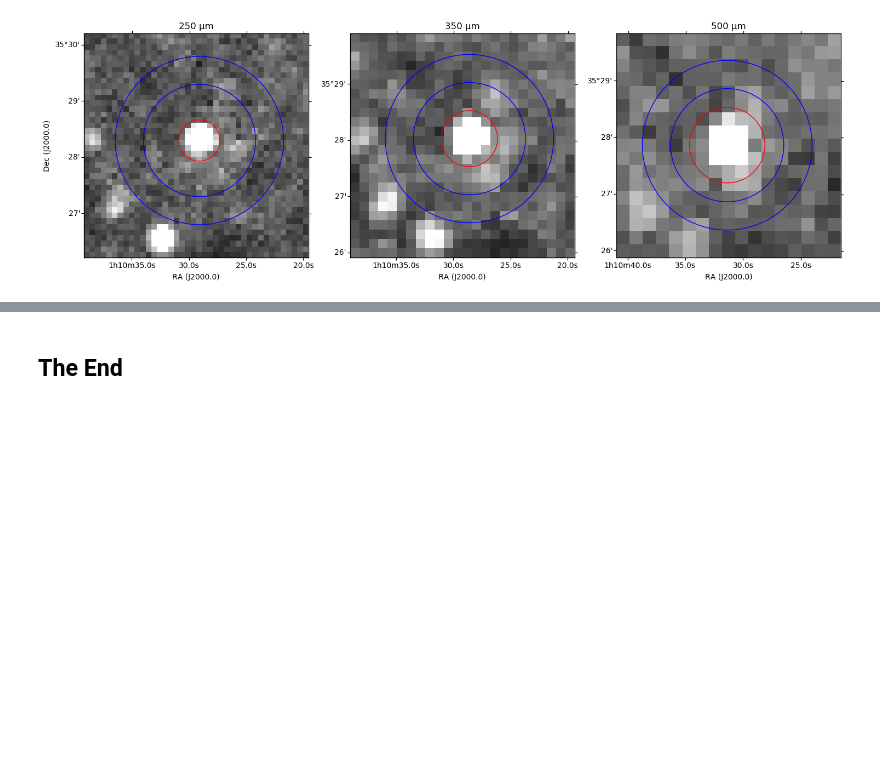
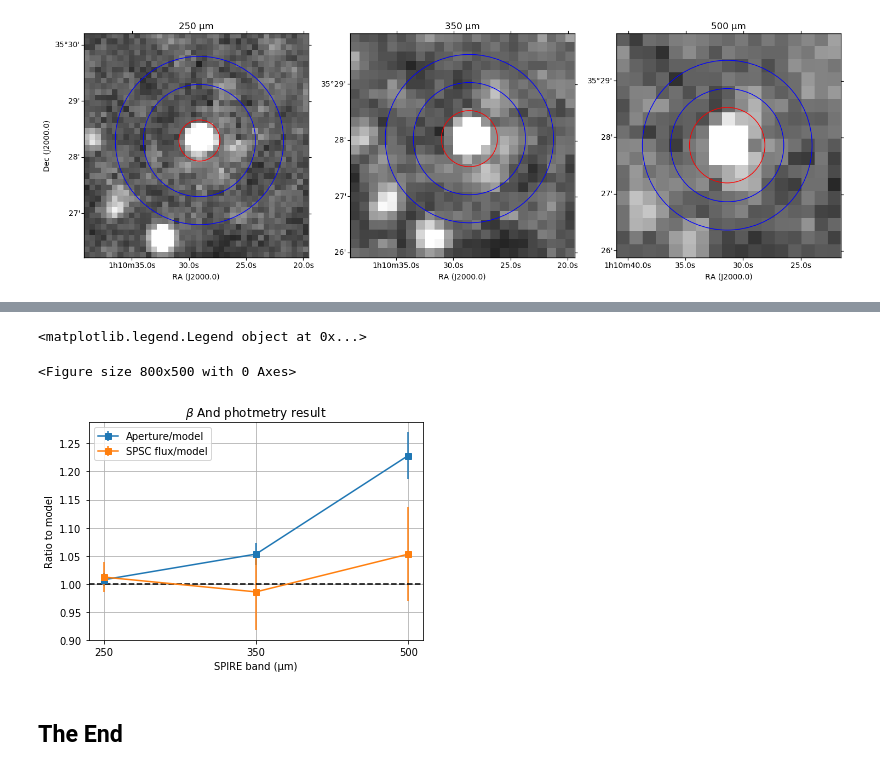
Before and after one commit to ivvv/herspy, a Jupyter notebook: notebooks/SPIRE aperture photometry of point sourcesNEW.ipynb, the cells around one changed output, grey strips where cells are left out. Drawn from its saved outputs; the diff is of its cells as text; code cells hidden in the pictures; blank space fills up the shorter version.

```diff
--- a/notebooks/SPIRE aperture photometry of point sourcesNEW.ipynb
+++ b/notebooks/SPIRE aperture photometry of point sourcesNEW.ipynb
@@ -156,6 +156,7 @@ MJy/sr
 # %%
 #
 # Using the SPIRE Handbook we copy the necessary parameters
+# NOTE: we also apply the same scaling for the error image!
 #
 KPtoE = {'250': 90.646, '350': 51.181, '500': 23.580}
 # the beam solid angle in arcsec^2
@@ -165,6 +166,8 @@ for band in spire_bands:
     pixscale = wcs.wcs.cdelt[1]*3600.0
     hdu[band]['image'].data = pixscale**2*hdu[band]['image'].data/KPtoE[band]/omega_pipe[band]
     hdu[band]['image'].header['BUNIT'] = 'Jy/pixel'
+    hdu[band]['error'].data = pixscale**2*hdu[band]['error'].data/KPtoE[band]/omega_pipe[band]
+    hdu[band]['error'].header['BUNIT'] = 'Jy/pixel'
 # %% [markdown]
 Now the maps are in `Jy/pixel`. Let's define the coordinates of the target $\beta$ Andromeda:
 # %%
@@ -296,0 +321,16 @@ plt.tight_layout(pad=3)
+# %%
+#
+# will extract the flux, its error and signal-to-noise ratio
+#
+# note the flux density is for a source with power-law SED with index $\alpha$ = -1.
+#
+# The SPSC is based on the timeline fitter, so it only needs the colour correction, see the Handbook, flowchart 5.21.
+#
+spsc_f = {}
+spsc_f_err = {}
+print ("band, Flux (mJy), Flux_err (mJy), SNR")
+for band in ['250','350','500']:
+    output = ESASky.query_object_catalogs('beta And',f'Herschel-SPSC-{band}')
+    spsc_f[band] = output[0]['flux'][0]*kcolp[band]
+    spsc_f_err[band] = output[0]['flux_err'][0]*kcolp[band]
+    print ("{}, {:.2f}, {:.2f}, {}".format(band,spsc_f[band],spsc_f_err[band],output[0]['snr'][0]))
@@ -297,2 +348,35 @@ plt.tight_layout(pad=3)
+# %%
+#
+# let's see them graphically, we use the model as the baseline and do the ratio
+#
+spire_bands = ['250','350','500']
+r1 = [] # aperture to model
+r2 = [] # spsc to model
+r1_err = [] # error aperture to model
+r2_err = [] # error spsc to model
+#
+# will proagate the errors, assuming the model has zero error
+#
+for band in spire_bands:
+    r1.append(1000*ap_flux[band]/model[band])
+    r2.append(spsc_f[band]/model[band])
+    r1_err.append(1000*ap_flux_err[band]/model[band])
+    r2_err.append(spsc_f_err[band]/model[band])
+#
+#
+fig = plt.figure(figsize=(8,5),dpi=100)
+fig, ax = plt.subplots()
+ax.axhline(y=1,color='k',ls='dashed')
+ax.errorbar(spire_bands,r1,yerr=r1_err,marker='s',label='Aperture/model')
+ax.errorbar(spire_bands,r2,yerr=r2_err,marker='s',label='SPSC flux/model')
+ax.set_xlabel('SPIRE band (µm)')
+ax.set_ylabel('Ratio to model')
+ax.set_title(r'$\beta$ And photmetry result')
+ax.grid(True)
+ax.legend()
+# %% [output]
+<matplotlib.legend.Legend object at 0x...>
+<Figure size 800x500 with 0 Axes>
+[figure, added]
 # %% [markdown]
 ## The End
```
Also changed, not shown: parts of 9 cells of this notebook.
